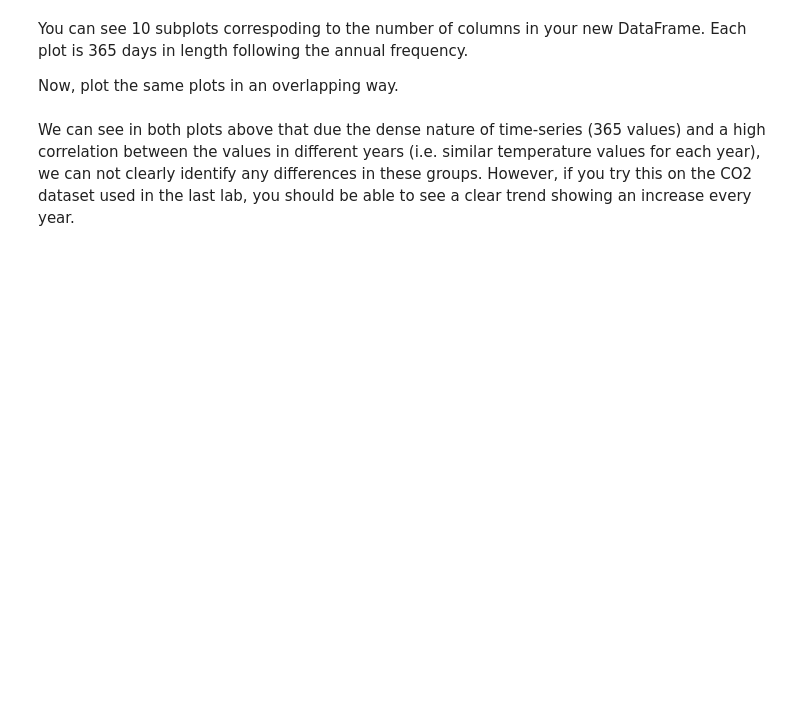
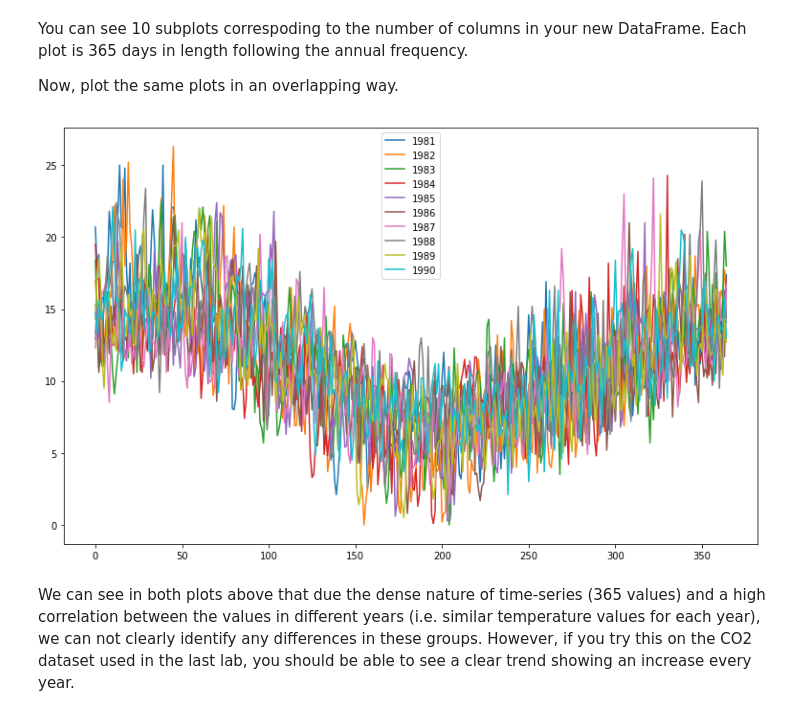
Before and after one commit to MissAle17/dsc-3-25-04-visualizing-time-series-data-lab-online-ds-sp-000, a Jupyter notebook: index.ipynb, the cells around one changed output. Drawn from its saved outputs; the diff is of its cells as text; code cells hidden in the pictures; blank space fills up the shorter version.

```diff
--- a/index.ipynb
+++ b/index.ipynb
@@ -112,6 +133,10 @@ You can see 10 subplots correspoding to the number of columns in your new DataFr
 Now, plot the same plots in an overlapping way.
 # %%
 # Plot overlapping yearly groups
+temp_annual.plot(figsize = (13,8), subplots=False, legend=True)
+plt.show()
+# %% [output]
+[figure, added]
 # %% [markdown]
 We can see in both plots above that due the dense nature of time-series (365 values) and a high correlation between the values in different years (i.e. similar temperature values for each year), we can not clearly identify any differences in these groups. However, if you try this on the CO2 dataset used in the last lab, you should be able to see a clear trend showing an increase every year.
 # %% [markdown]
```
Also changed, not shown: parts of 9 cells of this notebook.
